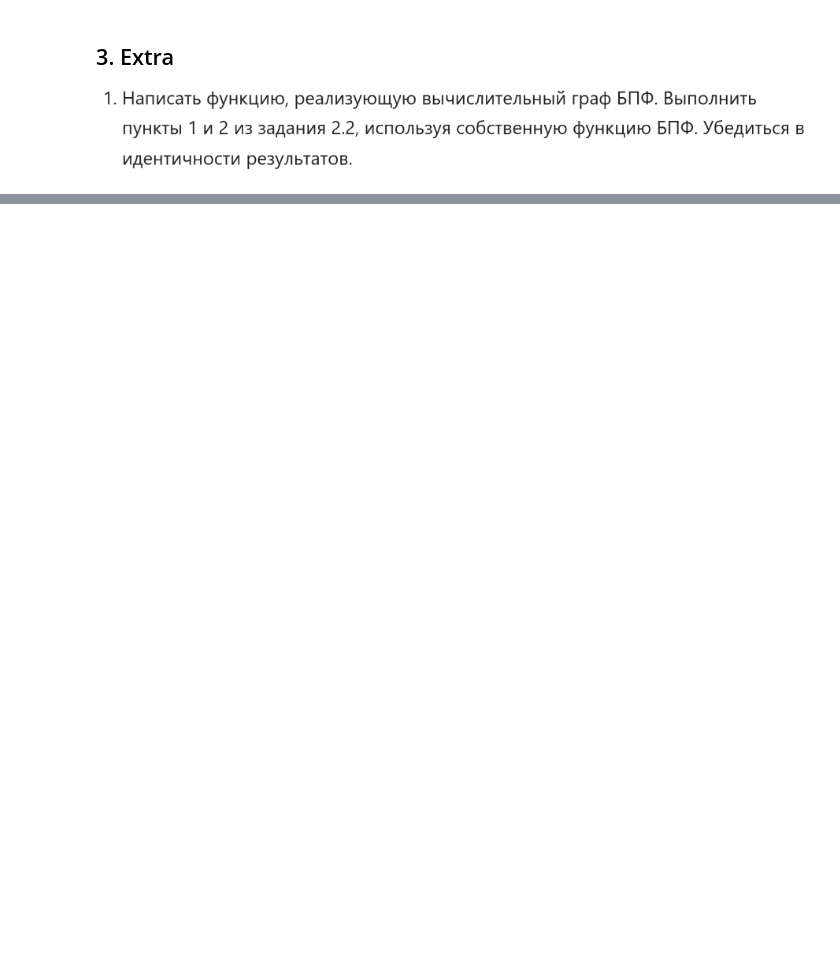
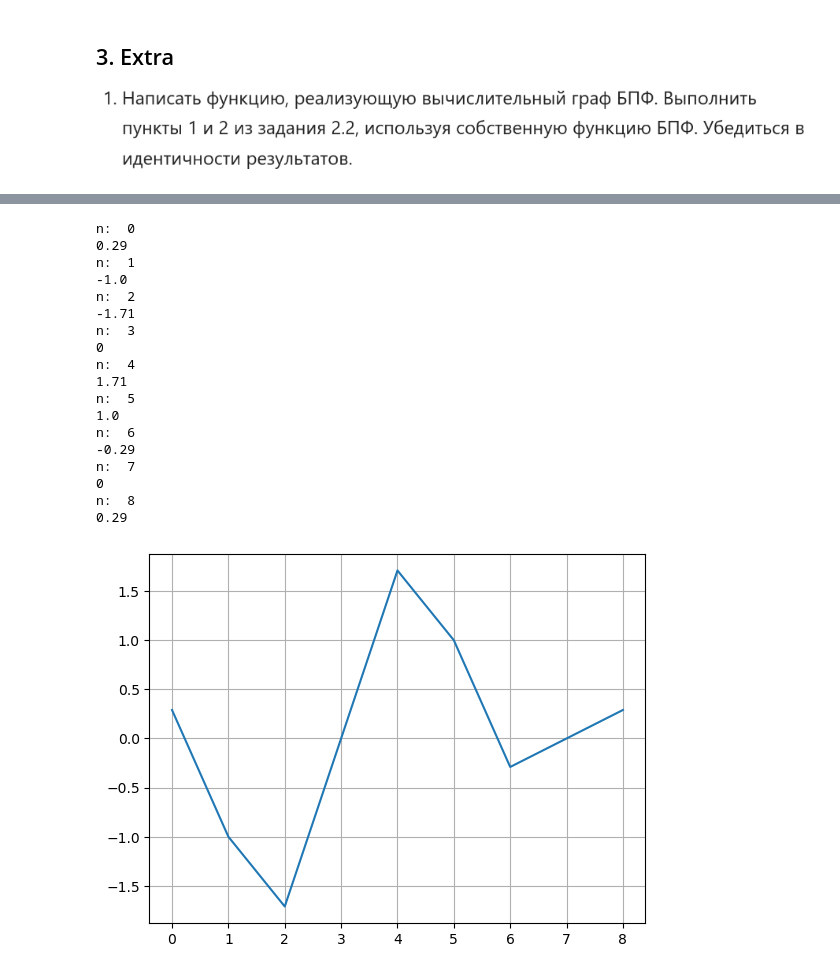
Before and after one commit to Jrvvv/dsp-miet, a Jupyter notebook: P02/PL02.ipynb, the cells around one changed output, grey strips where cells are left out. Drawn from its saved outputs; the diff is of its cells as text; code cells hidden in the pictures; blank space fills up the shorter version.

```diff
--- a/P02/PL02.ipynb
+++ b/P02/PL02.ipynb
@@ -580,0 +578,36 @@ def fft_butterfly(x):
+# %%
+
+res_list = []
+
+for n in range(0, 9):
+  print('n: ', n)
+  res = round(np.cos(np.pi * n / 4 + 3 * np.pi / 4) + np.cos(np.pi * n / 2), 2)
+  if abs(res) < 1e-10:
+    res = 0;
+  print(res)
+  res_list.append(res)
+
+plt.plot(range(0, 9), res_list)
+fig.tight_layout()
+plt.grid()
+plt.show()
+# %% [output]
+n:  0
+0.29
+n:  1
+-1.0
+n:  2
+-1.71
+n:  3
+0
+n:  4
+1.71
+n:  5
+1.0
+n:  6
+-0.29
+n:  7
+0
+n:  8
+0.29
+[figure, added]
```
Also changed, not shown: parts of 8 cells of this notebook.
